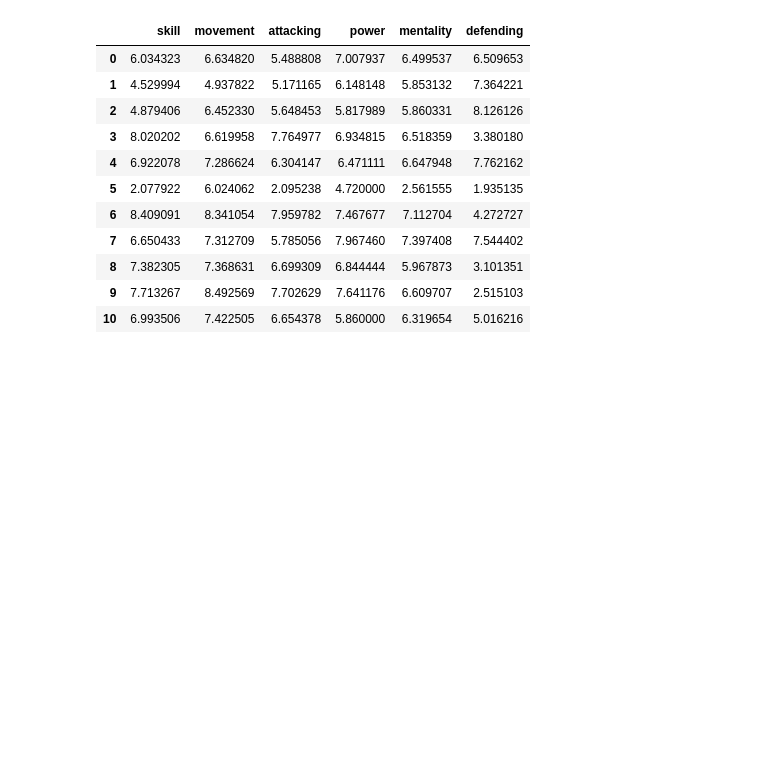
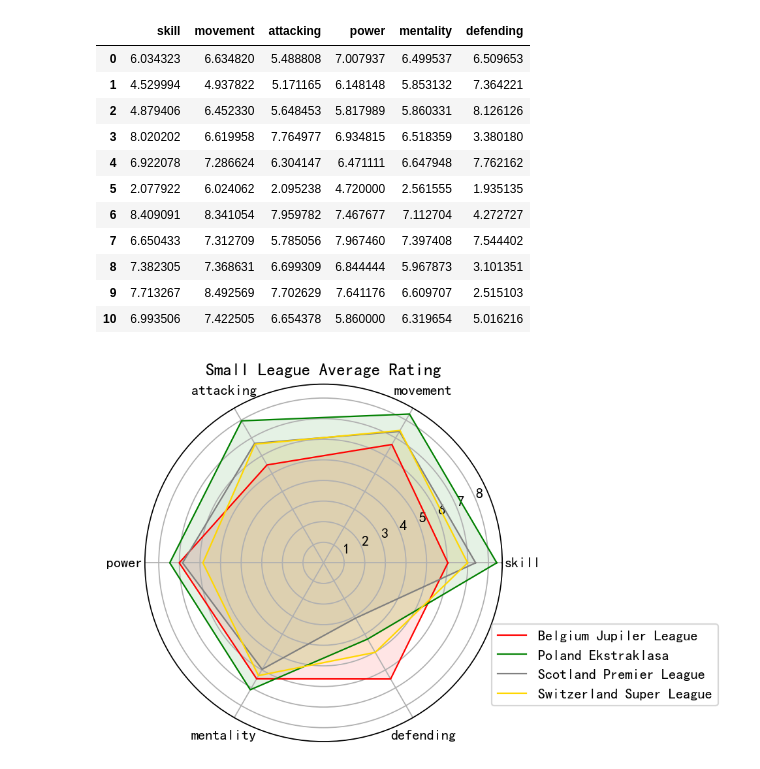
Before and after one commit to rucnyz/soccer, a Jupyter notebook: notebooks/league.ipynb, the cells around one changed output. Saved outputs shown, nothing was run; the diff lists cells and outputs as text; code cells hidden in the pictures; blank space fills up the shorter version.

```diff
--- a/notebooks/league.ipynb
+++ b/notebooks/league.ipynb
@@ -240 +244,24 @@ data_try
+# %%
+colors = ["r", "g", "grey", "gold", "darkviolet", "turquoise", "b", "c", "m", "y", "k", "darkorange", "lightgreen",
+          "plum", "tan", "khaki", "pink", "skyblue", "lawngreen", "salmon"]
+kinds = list(data_league_small.index)
+labels = data_try.columns.values
+result = pd.concat([data_try, data_try[[labels[0]]]], axis = 1)
+result_small = result.iloc[[0, 6, 8, 10], :]
+centers = np.array(result_small.iloc[:, :])
+n = len(labels)
+angle = np.linspace(0, 2 * np.pi, n, endpoint = False)
+angle2 = np.concatenate((angle, [angle[0]]))
+plt.figure(figsize = (6, 6), dpi = 160)
+plt.subplot(111, polar = True)
+for i in range(len(kinds)):
+    plt.plot(angle2, centers[i], color = colors[i], linewidth = 1, label = kinds[i])
+    plt.fill(angle2, centers[i], color = colors[i], alpha = 0.1)
+plt.thetagrids(angle * 180 / np.pi, labels)
+plt.title('Small League Average Rating')
+plt.legend(loc = (0.97, 0.1), fontsize = 10)
+plt.tight_layout()
+plt.savefig("../data/pic/league1.png")
+# %% [output]
+[figure, added]
 # %%
```
Also changed, not shown: parts of 27 cells of this notebook, 6 other files.
